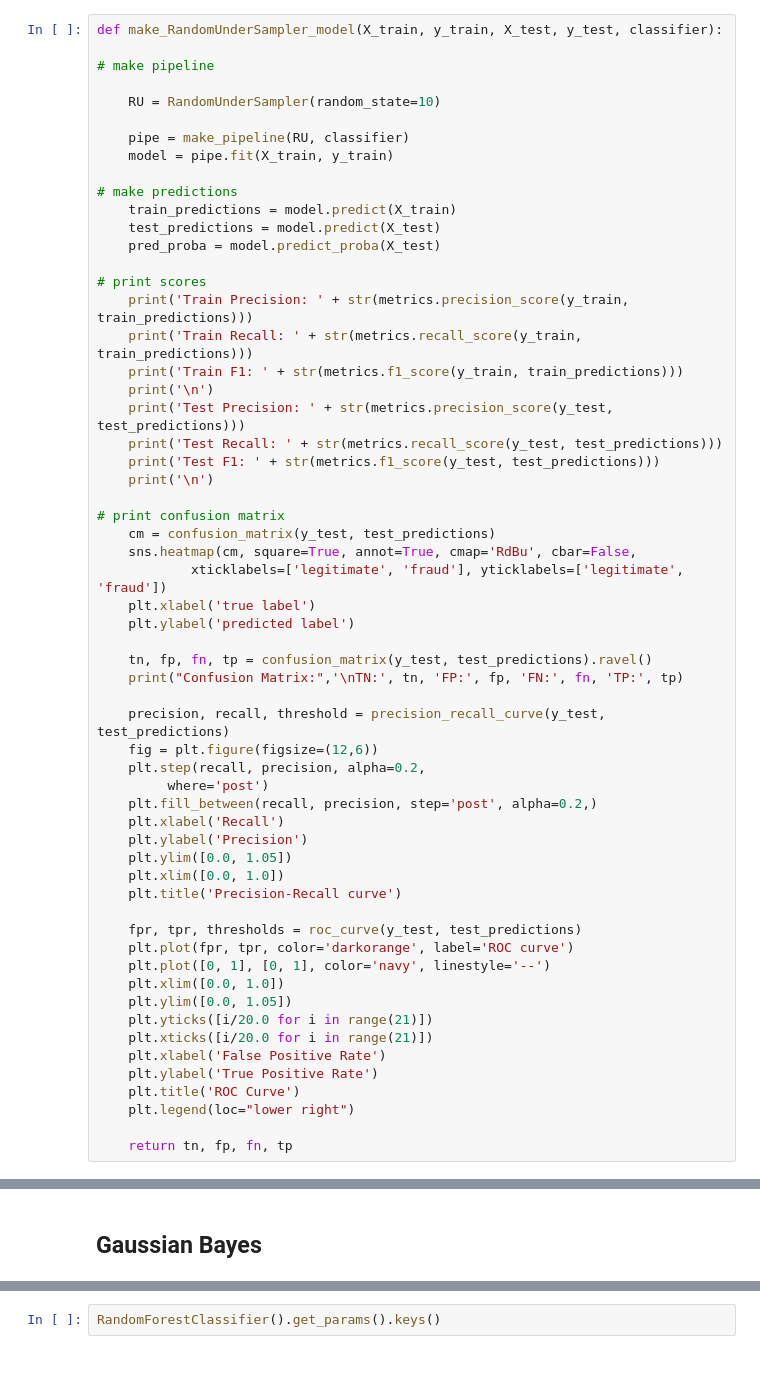
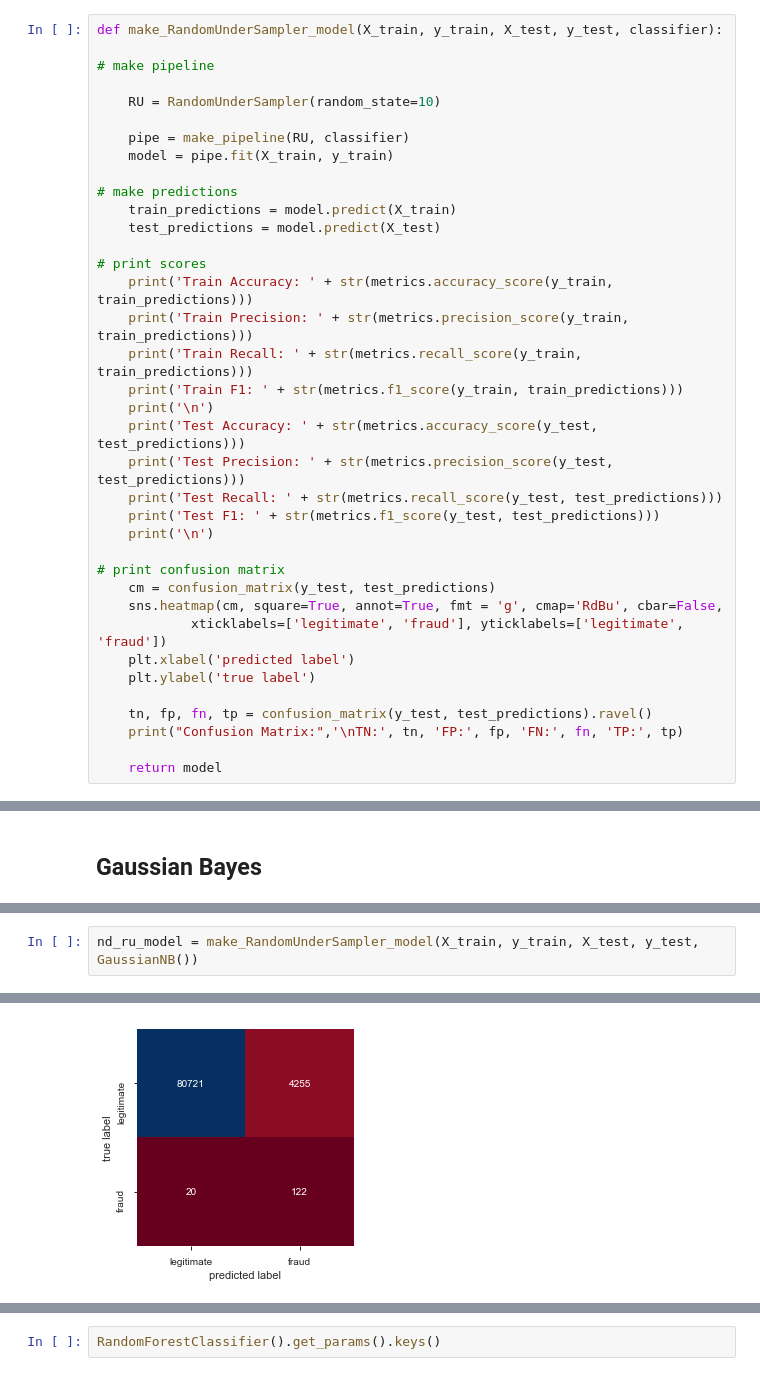
Before and after one commit to AdamBlomfield/mod_5_project, a Jupyter notebook: notebooks/ke_mod_5_project.ipynb, the cells around one changed output, grey strips where cells are left out. Saved outputs shown, nothing was run; the diff lists cells and outputs as text.

```diff
--- a/notebooks/ke_mod_5_project.ipynb
+++ b/notebooks/ke_mod_5_project.ipynb
@@ -189,13 +123,14 @@ def make_RandomUnderSampler_model(X_train, y_train, X_test, y_test, classifier):
 # make predictions
     train_predictions = model.predict(X_train)
     test_predictions = model.predict(X_test)
-    pred_proba = model.predict_proba(X_test)
 
 # print scores
+    print('Train Accuracy: ' + str(metrics.accuracy_score(y_train, train_predictions)))
     print('Train Precision: ' + str(metrics.precision_score(y_train, train_predictions)))
     print('Train Recall: ' + str(metrics.recall_score(y_train, train_predictions)))
     print('Train F1: ' + str(metrics.f1_score(y_train, train_predictions)))
     print('\n')
+    print('Test Accuracy: ' + str(metrics.accuracy_score(y_test, test_predictions)))
     print('Test Precision: ' + str(metrics.precision_score(y_test, test_predictions)))
     print('Test Recall: ' + str(metrics.recall_score(y_test, test_predictions)))
     print('Test F1: ' + str(metrics.f1_score(y_test, test_predictions)))
@@ -203,38 +138,15 @@ def make_RandomUnderSampler_model(X_train, y_train, X_test, y_test, classifier):
 
 # print confusion matrix
     cm = confusion_matrix(y_test, test_predictions)
-    sns.heatmap(cm, square=True, annot=True, cmap='RdBu', cbar=False,
+    sns.heatmap(cm, square=True, annot=True, fmt = 'g', cmap='RdBu', cbar=False,
             xticklabels=['legitimate', 'fraud'], yticklabels=['legitimate', 'fraud'])
-    plt.xlabel('true label')
-    plt.ylabel('predicted label')
+    plt.xlabel('predicted label')
+    plt.ylabel('true label')
 
     tn, fp, fn, tp = confusion_matrix(y_test, test_predictions).ravel()
     print("Confusion Matrix:",'\nTN:', tn, 'FP:', fp, 'FN:', fn, 'TP:', tp)
 
-    precision, recall, threshold = precision_recall_curve(y_test, test_predictions)
-    fig = plt.figure(figsize=(12,6))
-    plt.step(recall, precision, alpha=0.2,
-         where='post')
-    plt.fill_between(recall, precision, step='post', alpha=0.2,)
-    plt.xlabel('Recall')
-    plt.ylabel('Precision')
-    plt.ylim([0.0, 1.05])
-    plt.xlim([0.0, 1.0])
-    plt.title('Precision-Recall curve')
-
-    fpr, tpr, thresholds = roc_curve(y_test, test_predictions)
-    plt.plot(fpr, tpr, color='darkorange', label='ROC curve')
-    plt.plot([0, 1], [0, 1], color='navy', linestyle='--')
-    plt.xlim([0.0, 1.0])
-    plt.ylim([0.0, 1.05])
-    plt.yticks([i/20.0 for i in range(21)])
-    plt.xticks([i/20.0 for i in range(21)])
-    plt.xlabel('False Positive Rate')
-    plt.ylabel('True Positive Rate')
-    plt.title('ROC Curve')
-    plt.legend(loc="lower right")
-
-    return tn, fp, fn, tp
+    return model
 # %% [markdown]
 # Data Importing
 # %%
@@ -549,0 +278,3 @@ TN: 81005 FP: 3971 FN: 23 TP: 119
+# %%
+nd_ru_model = make_RandomUnderSampler_model(X_train, y_train, X_test, y_test, GaussianNB())
+# %% [output]
@@ -549,0 +295 @@ TN: 81005 FP: 3971 FN: 23 TP: 119
+[figure, added]
```
Also changed, not shown: parts of 65 cells of this notebook, 2 other files.
